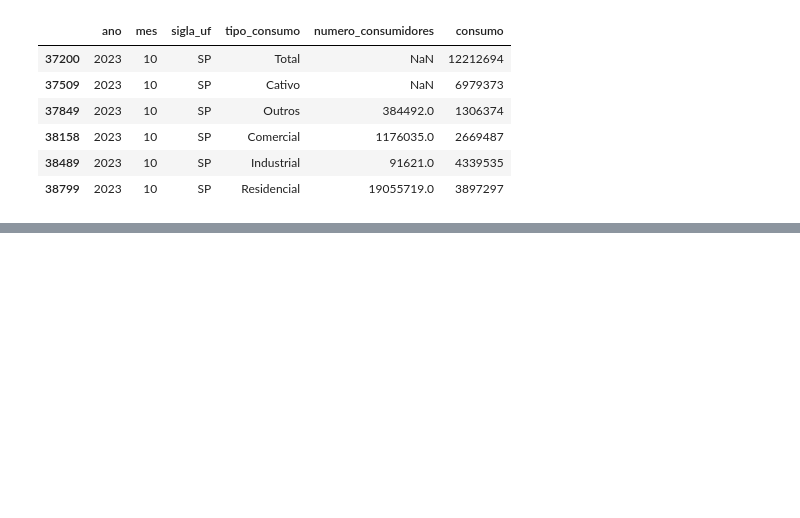
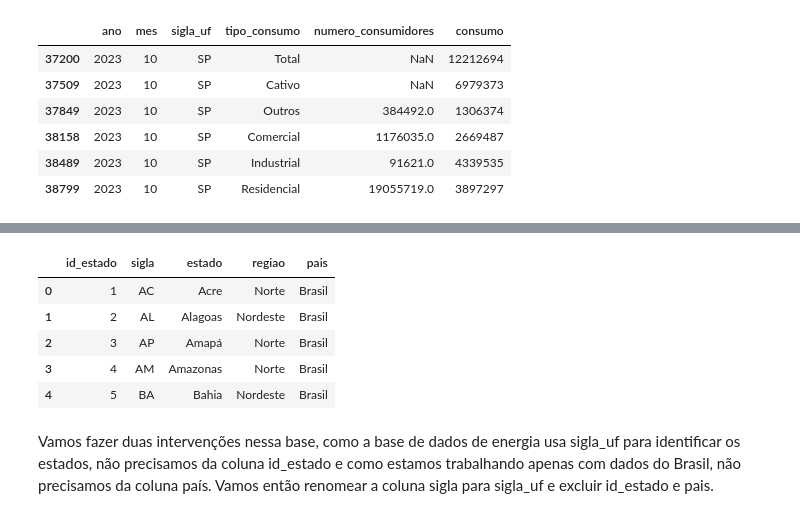
Before and after one commit to jorgelzsilva/projeto_consumo_energia, a Jupyter notebook: notebooks/desafio_final_jorge.ipynb, the cells around one changed output, grey strips where cells are left out. Drawn from its saved outputs; the diff is of its cells as text; code cells hidden in the pictures; blank space fills up the shorter version.

Commit message:
Preparação dos dados principais finalizada

```diff
--- a/notebooks/desafio_final_jorge.ipynb
+++ b/notebooks/desafio_final_jorge.ipynb
@@ -303,0 +413,14 @@ Fontes: https://srna.co/consumidor-cativo-e-consumidor-livre-entenda-as-diferenc
+# %%
+# importando a base de estados usando encoding latin1 para a acentuação
+df_estados = pd.read_csv('../dados/brutos/estado_regiao.csv', sep=';', encoding='latin1')
+# %%
+df_estados.head()
+# %% [output]
+|  | id_estado | sigla | estado | regiao | pais |
+| 0 | 1 | AC | Acre | Norte | Brasil |
+| 1 | 2 | AL | Alagoas | Nordeste | Brasil |
+| 2 | 3 | AP | Amapá | Norte | Brasil |
+| 3 | 4 | AM | Amazonas | Norte | Brasil |
+| 4 | 5 | BA | Bahia | Nordeste | Brasil |
+# %% [markdown]
+Vamos fazer duas intervenções nessa base, como a base de dados de energia usa sigla_uf para identificar os estados, não precisamos da coluna id_estado e como estamos trabalhando apenas com dados do Brasil, não precisamos da coluna país. Vamos então renomear a coluna sigla para sigla_uf e excluir id_estado e pais.
```
Also changed, not shown: parts of 14 cells of this notebook, 4 other files.
